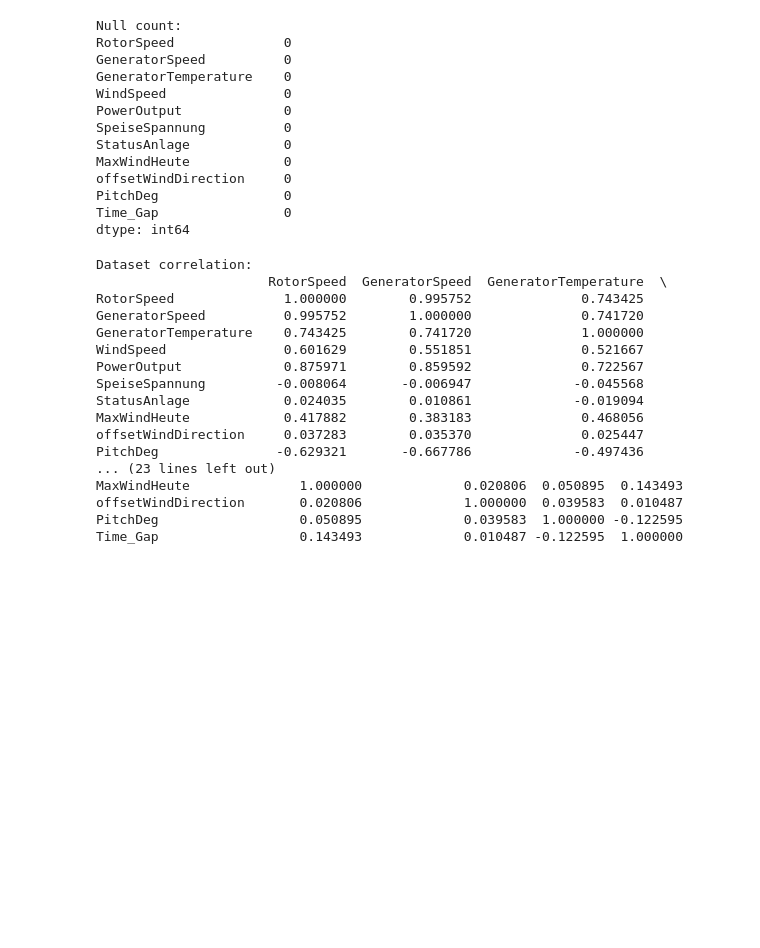
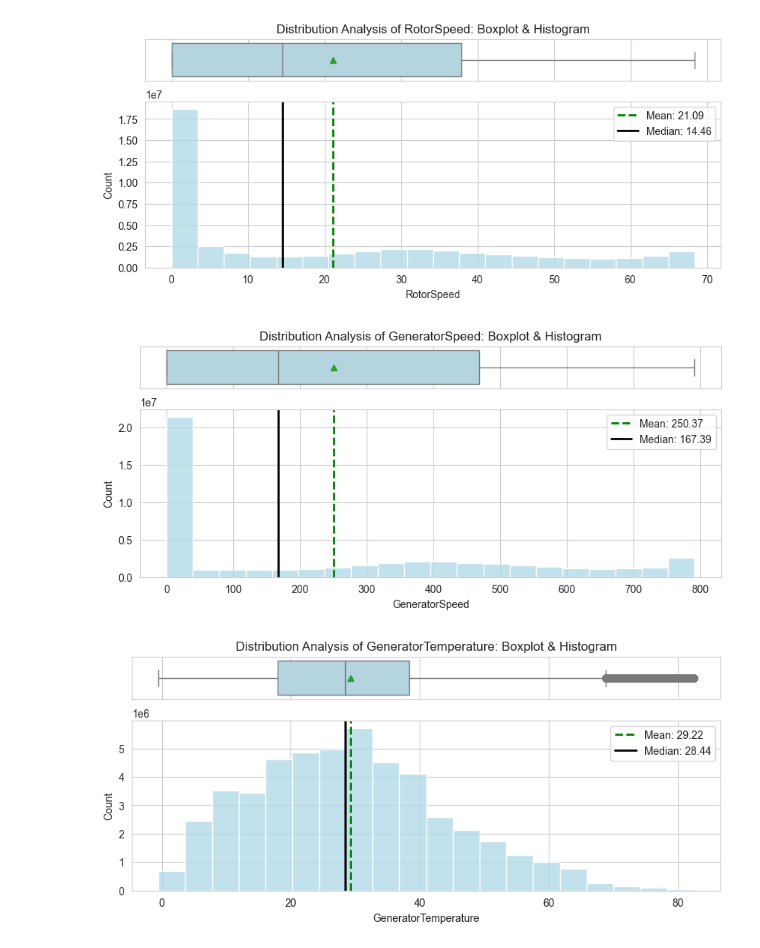
Before and after one commit to lihadaway/wind-turbine-anomaly-detection, a Jupyter notebook: notebooks/02_eda.ipynb, the cells around one changed output. Cells and saved outputs as stored; diff of their text form; code cells hidden in the pictures; blank space fills up the shorter version.

```diff
--- a/notebooks/02_eda.ipynb
+++ b/notebooks/02_eda.ipynb
@@ -1,2 +1,6 @@
 # %%
+import matplotlib.pyplot as plt
 import pandas as pd
+import seaborn as sns
+
+sns.set_style("whitegrid")
@@ -26,40 +65,8 @@ scada_df.sample(25)
-# %%
-# Check for missing values
-print(f"\nNull count:")
-print(scada_df.isnull().sum())
-# %% [output]
-Null count:
-RotorSpeed              0
-GeneratorSpeed          0
-GeneratorTemperature    0
-WindSpeed               0
-PowerOutput             0
-SpeiseSpannung          0
-StatusAnlage            0
-MaxWindHeute            0
-offsetWindDirection     0
-PitchDeg                0
-Time_Gap                0
-dtype: int64
-# %%
-# Compute correlation matrix
-print(f"\nDataset correlation:")
-print(scada_df.corr())
-# %% [output]
-Dataset correlation:
-                      RotorSpeed  GeneratorSpeed  GeneratorTemperature  \
-RotorSpeed              1.000000        0.995752              0.743425
-GeneratorSpeed          0.995752        1.000000              0.741720
-GeneratorTemperature    0.743425        0.741720              1.000000
-WindSpeed               0.601629        0.551851              0.521667
-PowerOutput             0.875971        0.859592              0.722567
-SpeiseSpannung         -0.008064       -0.006947             -0.045568
-StatusAnlage            0.024035        0.010861             -0.019094
-MaxWindHeute            0.417882        0.383183              0.468056
-offsetWindDirection     0.037283        0.035370              0.025447
-PitchDeg               -0.629321       -0.667786             -0.497436
-... (23 lines left out)
-MaxWindHeute              1.000000             0.020806  0.050895  0.143493
-offsetWindDirection       0.020806             1.000000  0.039583  0.010487
-PitchDeg                  0.050895             0.039583  1.000000 -0.122595
-Time_Gap                  0.143493             0.010487 -0.122595  1.000000
+# %%
+# Loop through columns, visualize distribution
+for column in scada_df.columns:
+    plot_distribution(data=scada_df, variable=column, fig_size=(10, 4), kde=False, bins=20)
+# %% [output]
+[figure, added]
+[figure, added]
+[figure, added]
```
Also changed, not shown: parts of 4 cells of this notebook, 1 other file.
